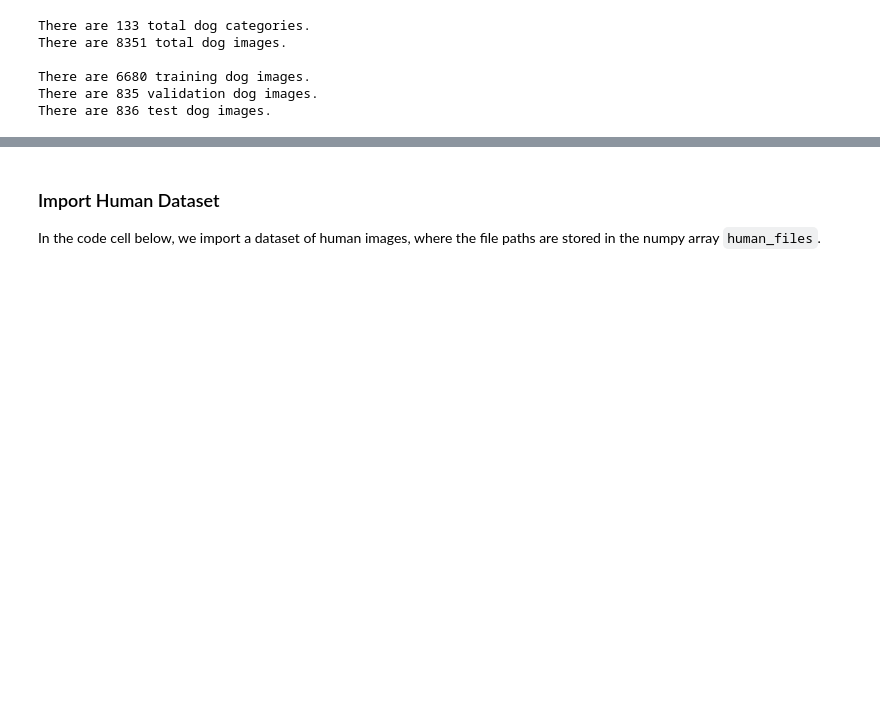
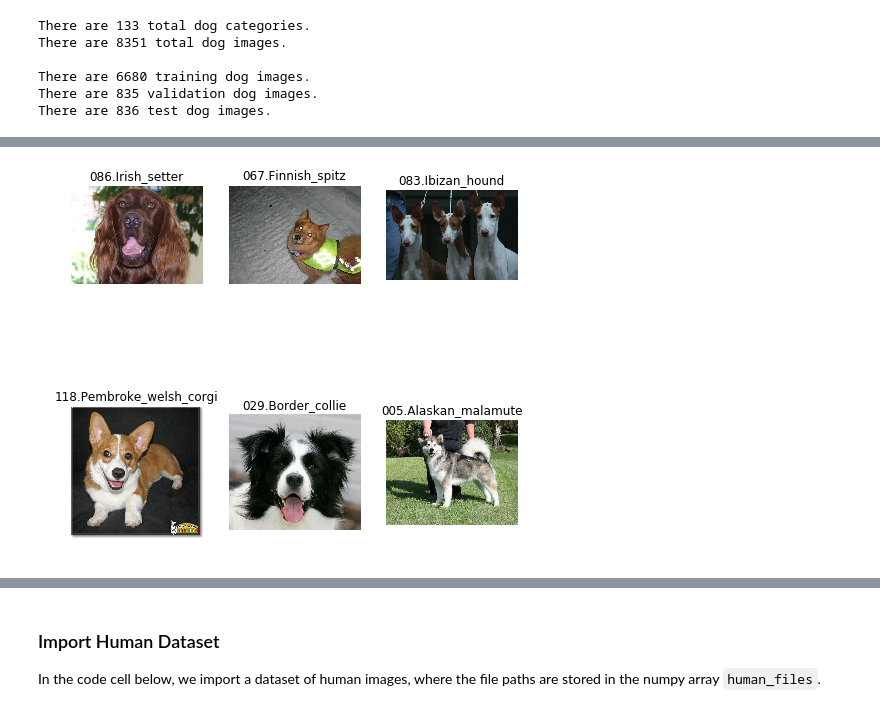
Before and after one commit to Miaadqurashi/Dog-Identification, a Jupyter notebook: dog_app.ipynb, the cells around one changed output, grey strips where cells are left out. Cells and saved outputs as stored; diff of their text form; code cells hidden in the pictures; blank space fills up the shorter version.

```diff
--- a/dog_app.ipynb
+++ b/dog_app.ipynb
@@ -93,0 +120,4 @@ There are 836 test dog images.
+# %%
+print_samples('test')
+# %% [output]
+[figure, added]
```
Also changed, not shown: parts of 30 cells of this notebook, 1 other file.
